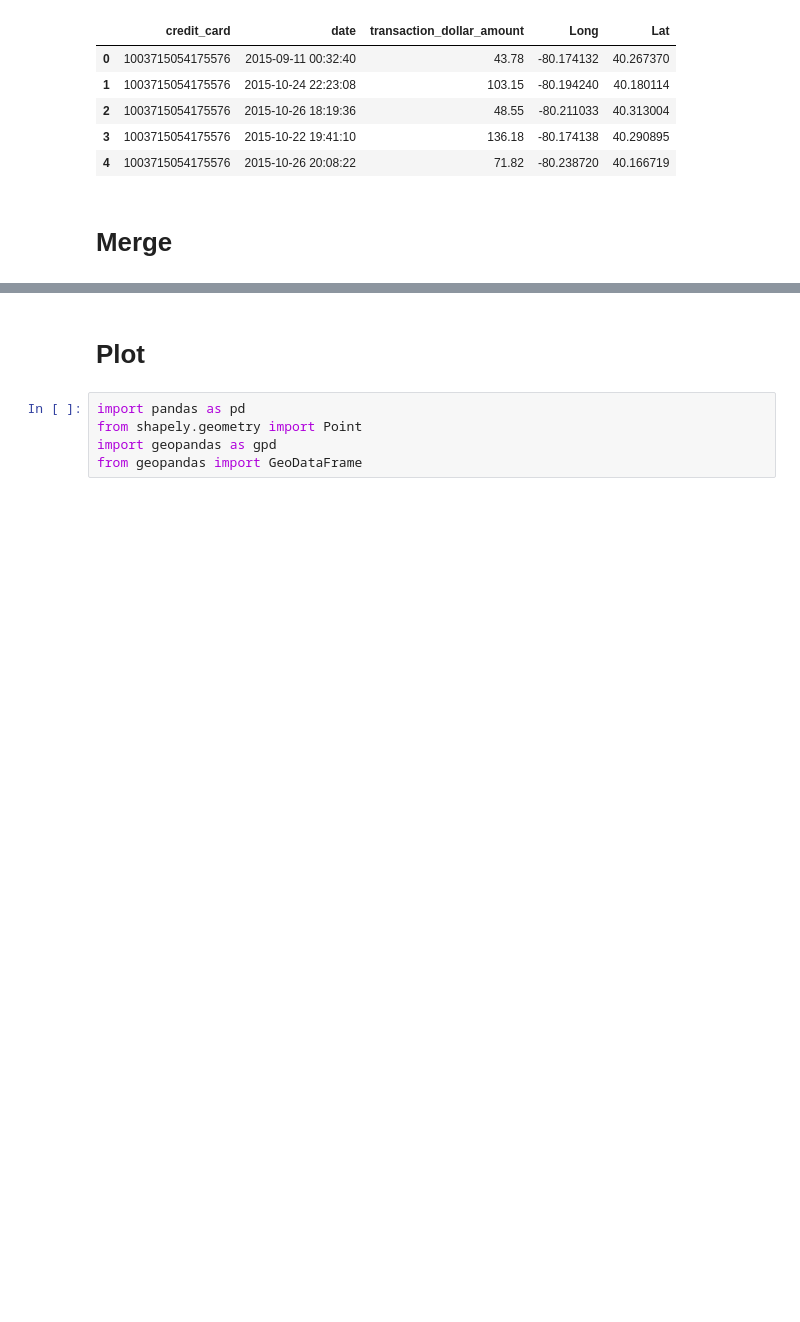
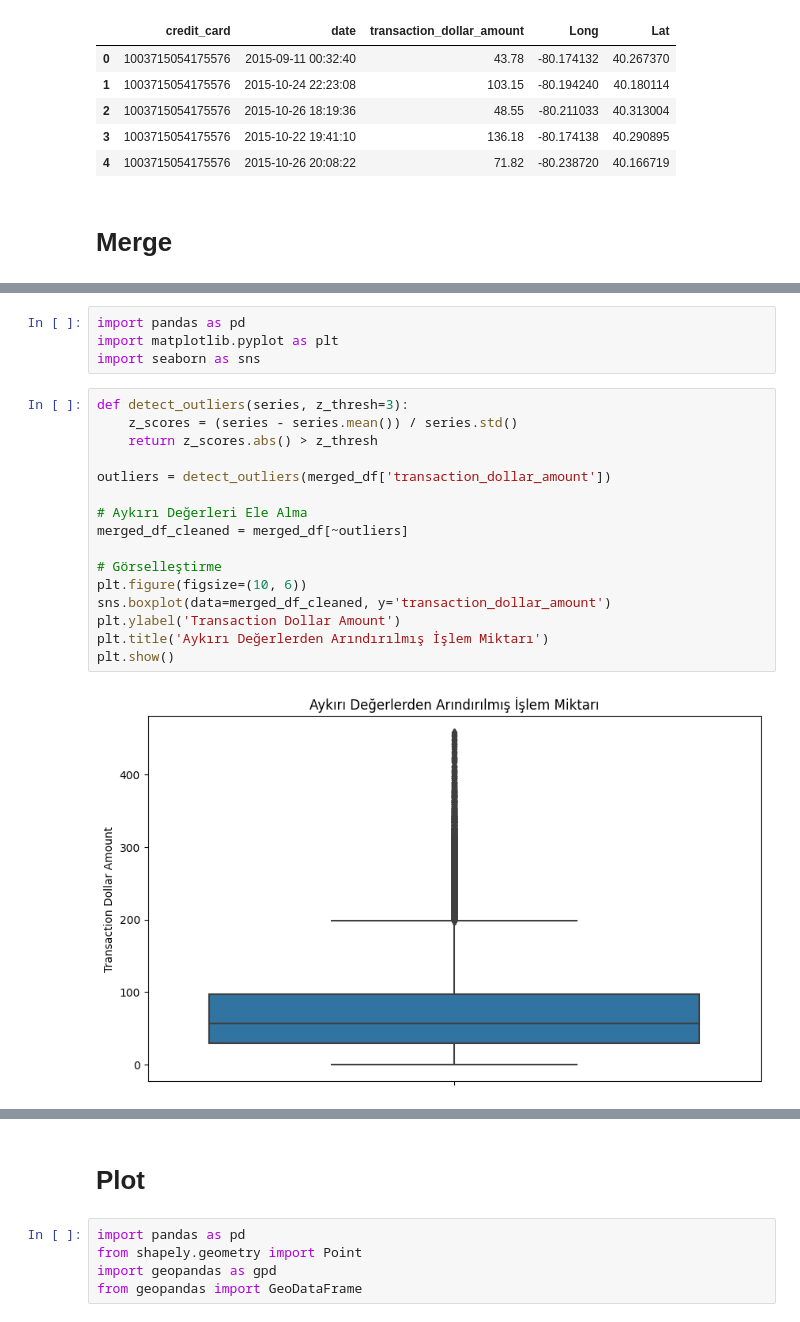
Before and after one commit to Muhammedali26/Projects, a Jupyter notebook: fraud-detection/main.ipynb, the cells around one changed output, grey strips where cells are left out. Cells and saved outputs as stored; diff of their text form; blank space fills up the shorter version.

```diff
--- a/fraud-detection/main.ipynb
+++ b/fraud-detection/main.ipynb
@@ -111,0 +214,22 @@ memory usage: 22.5+ MB
+# %%
+import pandas as pd
+import matplotlib.pyplot as plt
+import seaborn as sns
+# %%
+def detect_outliers(series, z_thresh=3):
+    z_scores = (series - series.mean()) / series.std()
+    return z_scores.abs() > z_thresh
+
+outliers = detect_outliers(merged_df['transaction_dollar_amount'])
+
+# Aykırı Değerleri Ele Alma
+merged_df_cleaned = merged_df[~outliers]
+
+# Görselleştirme
+plt.figure(figsize=(10, 6))
+sns.boxplot(data=merged_df_cleaned, y='transaction_dollar_amount')
+plt.ylabel('Transaction Dollar Amount')
+plt.title('Aykırı Değerlerden Arındırılmış İşlem Miktarı')
+plt.show()
+# %% [output]
+[figure, added]
```
Also changed, not shown: parts of 18 cells of this notebook.
